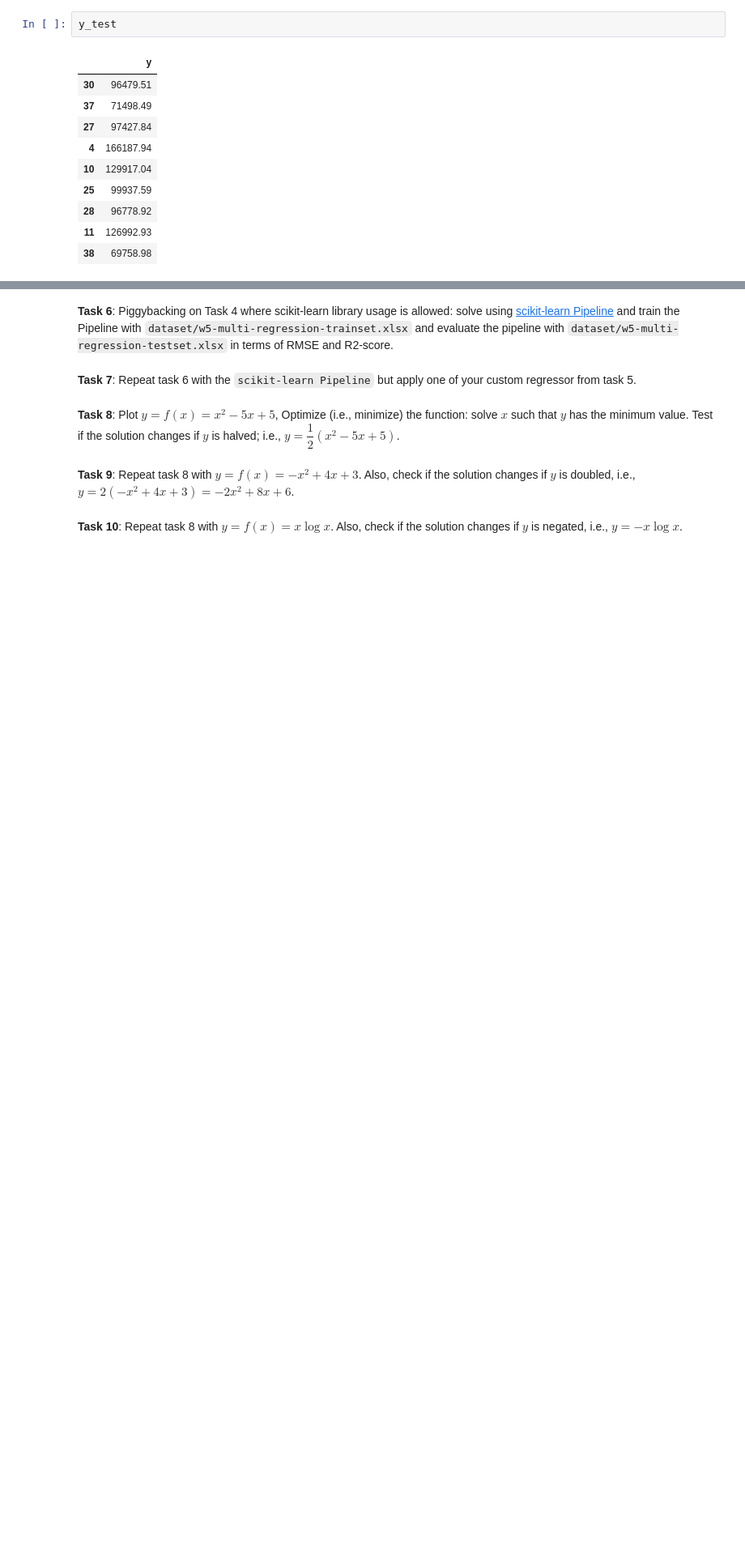
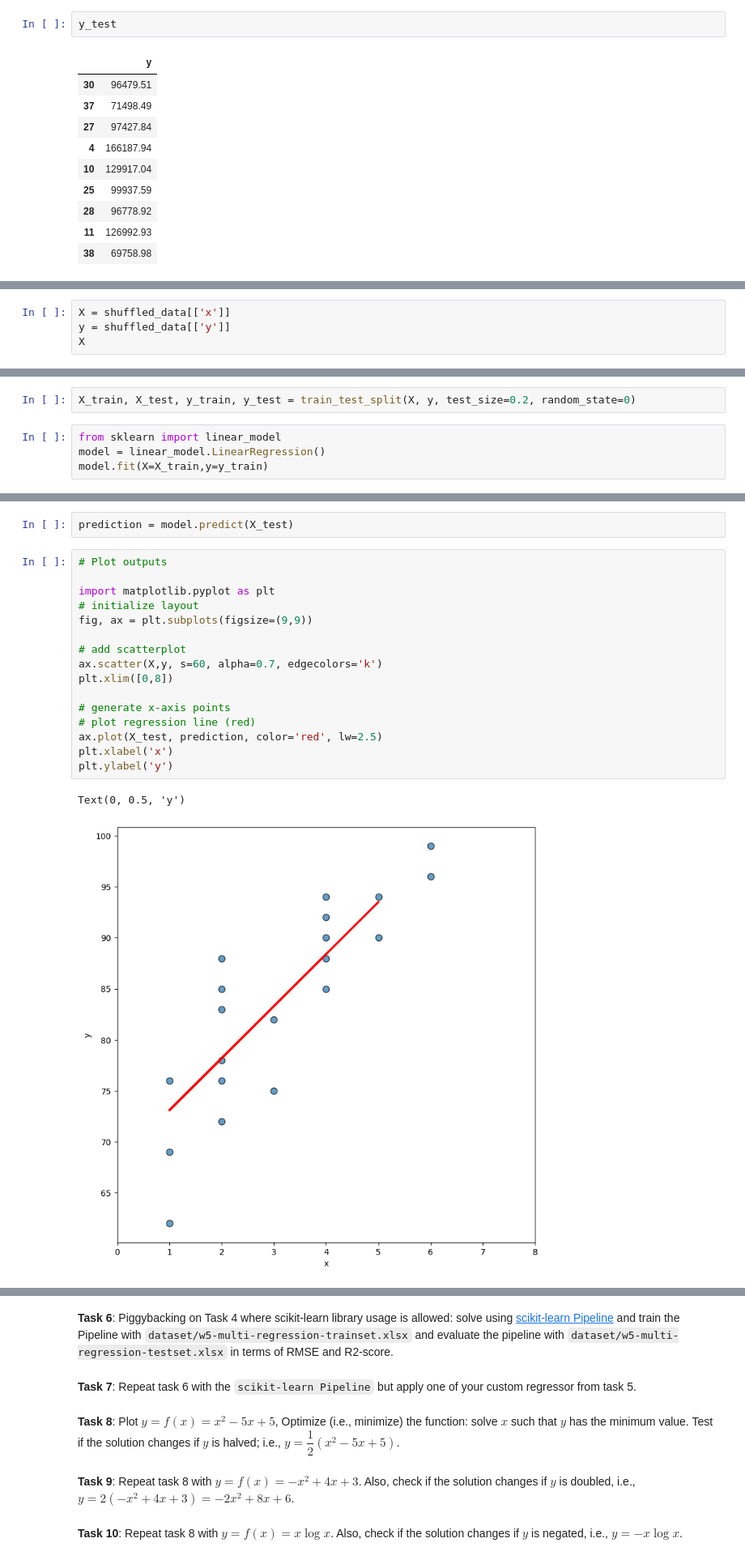
Before and after one commit to natalie2nguyen/MachineLearning, a Jupyter notebook: week6.ipynb, the cells around one changed output, grey strips where cells are left out. Shown: that part at 81% size. Drawn from its saved outputs; the diff is of its cells as text; blank space fills up the shorter version.

```diff
--- a/week6.ipynb
+++ b/week6.ipynb
@@ -189,0 +212,4 @@ plt.show()
+# %%
+X = shuffled_data[['x']]
+y = shuffled_data[['y']]
+X
@@ -189,0 +234,6 @@ plt.show()
+# %%
+X_train, X_test, y_train, y_test = train_test_split(X, y, test_size=0.2, random_state=0)
+# %%
+from sklearn import linear_model
+model = linear_model.LinearRegression()
+model.fit(X=X_train,y=y_train)
@@ -189,0 +248,21 @@ plt.show()
+# %%
+prediction = model.predict(X_test)
+# %%
+# Plot outputs
+
+import matplotlib.pyplot as plt
+# initialize layout
+fig, ax = plt.subplots(figsize=(9,9))
+
+# add scatterplot
+ax.scatter(X,y, s=60, alpha=0.7, edgecolors='k')
+plt.xlim([0,8])
+
+# generate x-axis points
+# plot regression line (red)
+ax.plot(X_test, prediction, color='red', lw=2.5)
+plt.xlabel('x')
+plt.ylabel('y')
+# %% [output]
+Text(0, 0.5, 'y')
+[figure, added]
```
Also changed, not shown: parts of 26 cells of this notebook.
